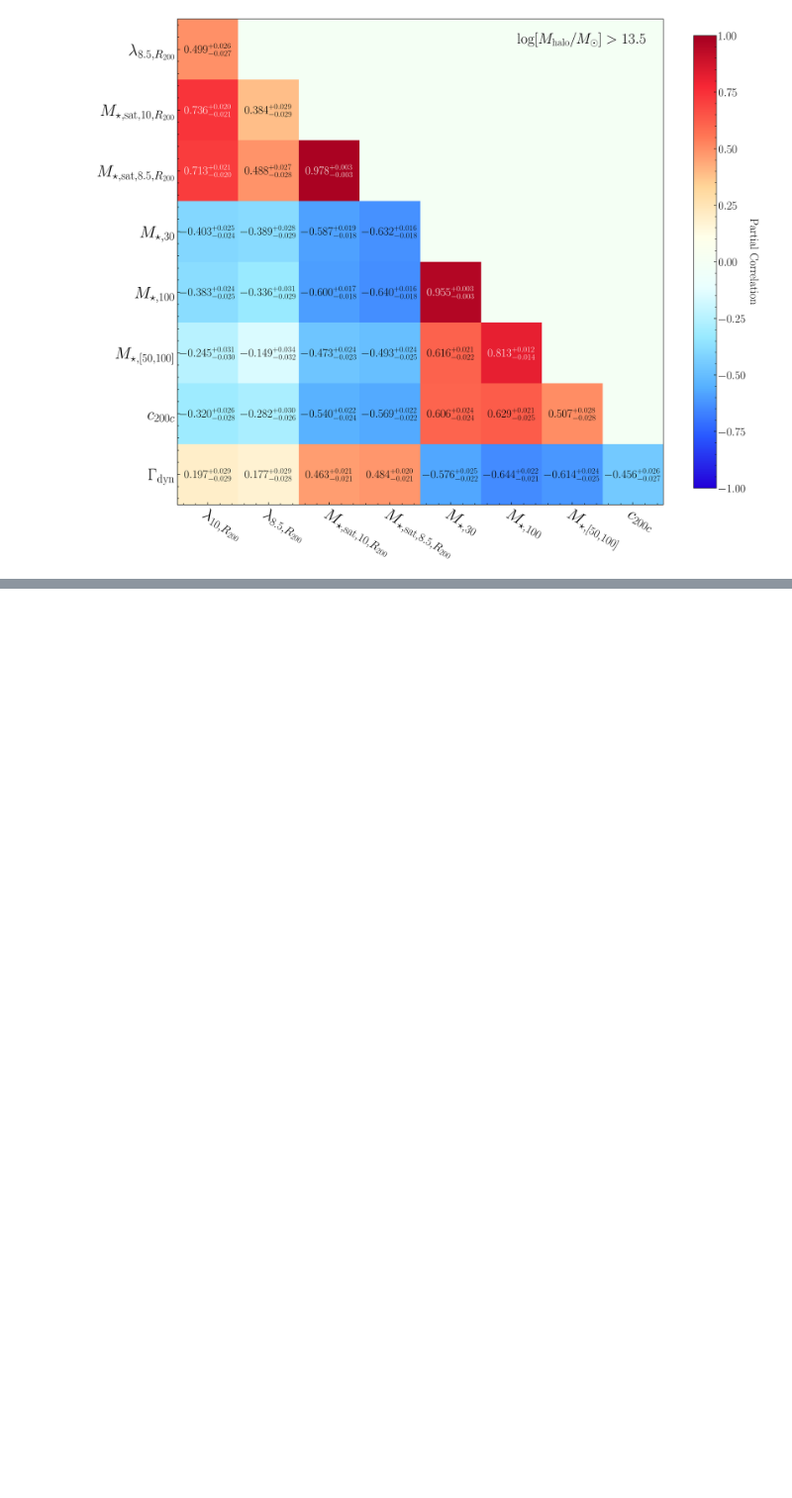
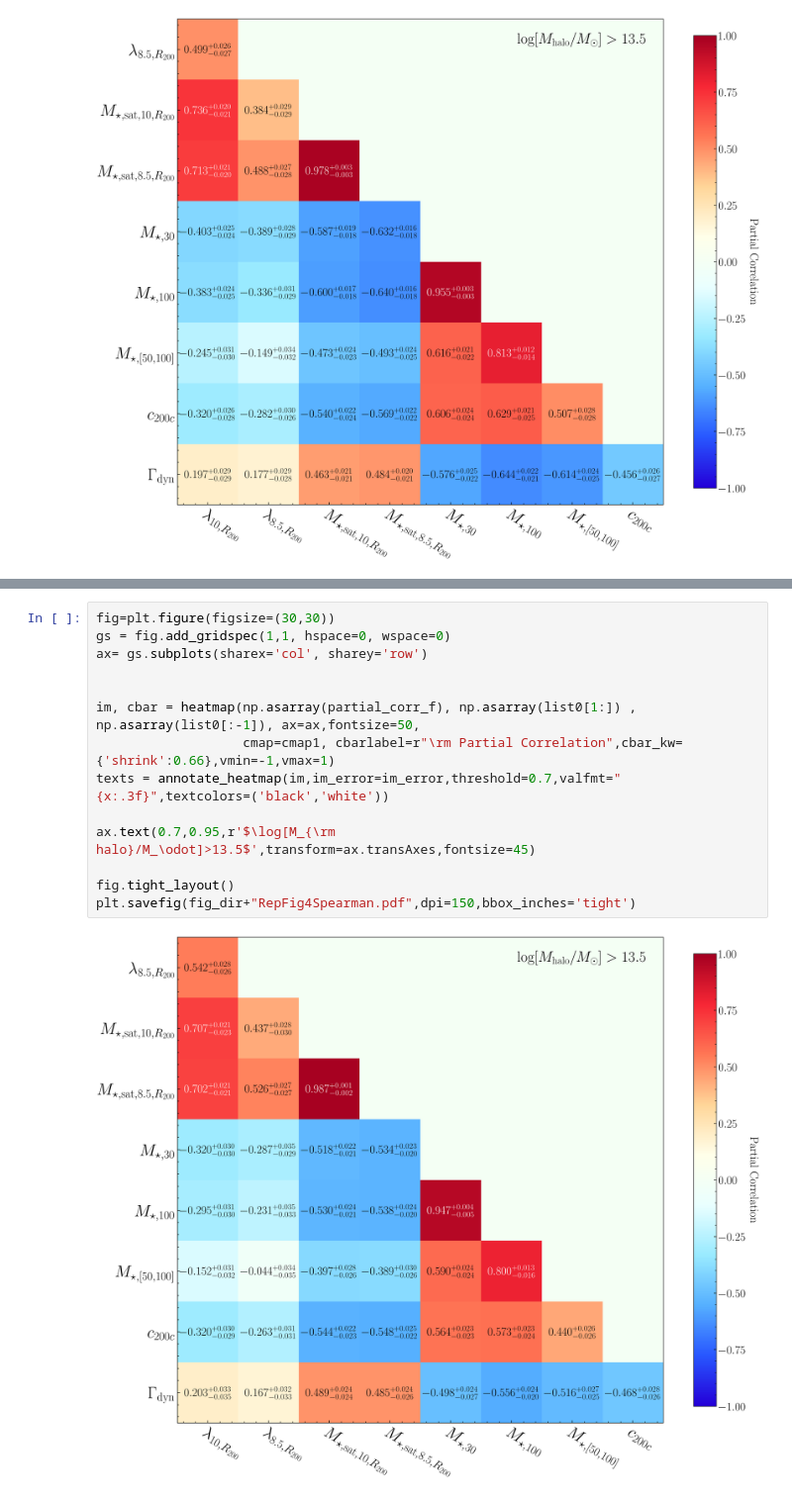
Before and after one commit to Xuchuyi/cenvssat, a Jupyter notebook: FigureNotebooks/Fig4.ipynb, the cells around one changed output, grey strips where cells are left out. Shown at 99% size. Drawn from its saved outputs; the diff is of its cells as text; blank space fills up the shorter version.

```diff
--- a/FigureNotebooks/Fig4.ipynb
+++ b/FigureNotebooks/Fig4.ipynb
@@ -324,0 +365,16 @@ plt.savefig(fig_dir+"Fig4.pdf",dpi=150,bbox_inches='tight')
+# %%
+fig=plt.figure(figsize=(30,30))
+gs = fig.add_gridspec(1,1, hspace=0, wspace=0)
+ax= gs.subplots(sharex='col', sharey='row')
+
+
+im, cbar = heatmap(np.asarray(partial_corr_f), np.asarray(list0[1:]) , np.asarray(list0[:-1]), ax=ax,fontsize=50,
+                   cmap=cmap1, cbarlabel=r"\rm Partial Correlation",cbar_kw={'shrink':0.66},vmin=-1,vmax=1)
+texts = annotate_heatmap(im,im_error=im_error,threshold=0.7,valfmt="{x:.3f}",textcolors=('black','white'))
+
+ax.text(0.7,0.95,r'$\log[M_{\rm halo}/M_\odot]>13.5$',transform=ax.transAxes,fontsize=45)
+
+fig.tight_layout()
+plt.savefig(fig_dir+"RepFig4Spearman.pdf",dpi=150,bbox_inches='tight')
+# %% [output]
+[figure, added]
```
Also changed, not shown: parts of 1 cell of this notebook, 11 other files.
